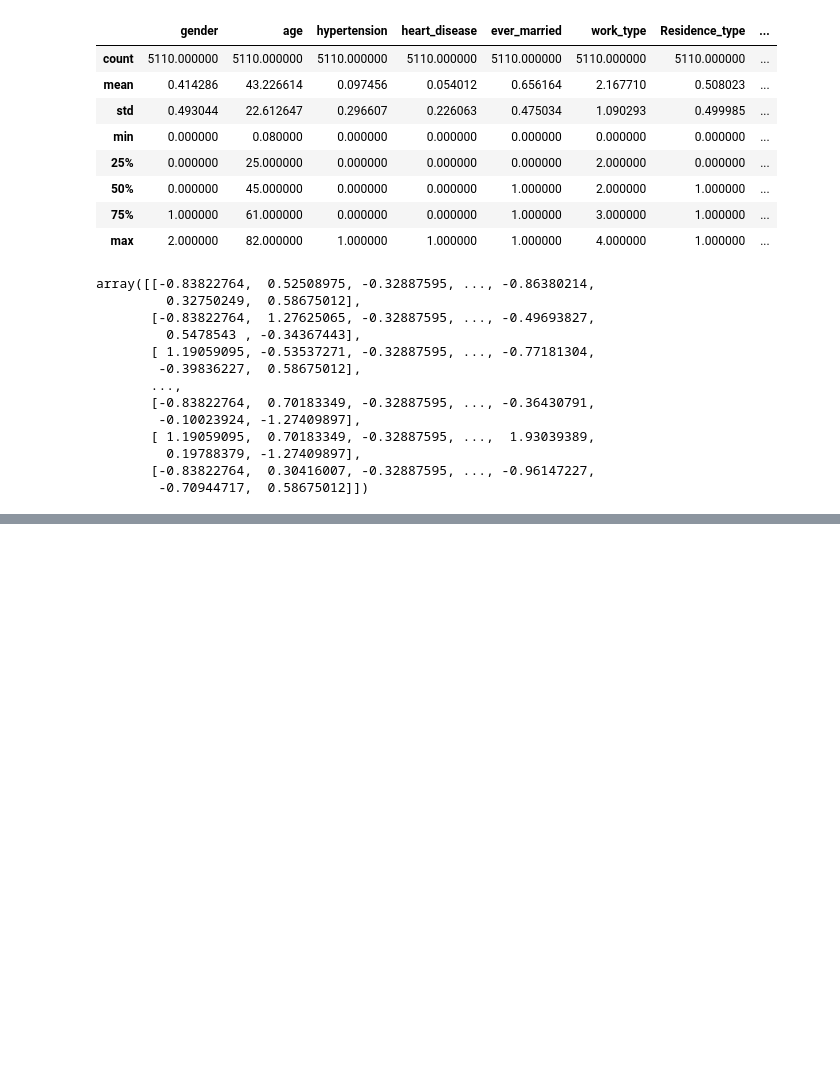
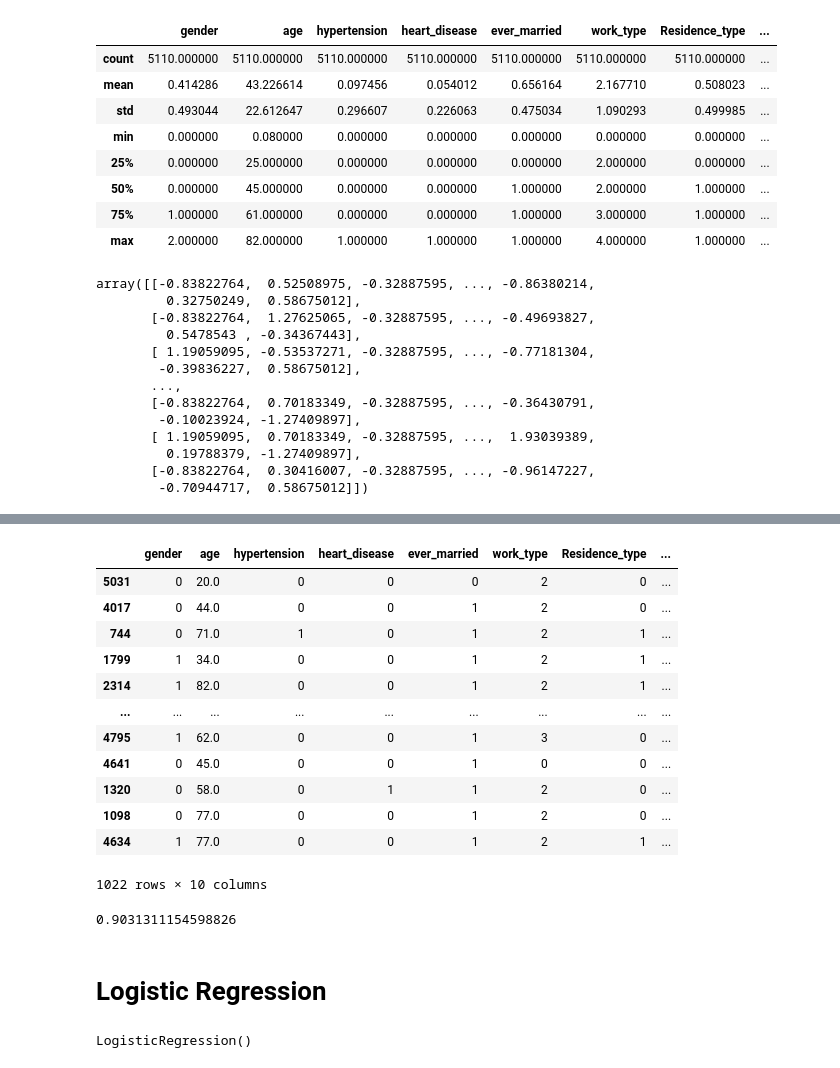
Before and after one commit to aditya002ai/MachineLearning, a Jupyter notebook: Stroke_Patients_Prediction.ipynb, the cells around one changed output, grey strips where cells are left out. Drawn from its saved outputs; the diff is of its cells as text; code cells hidden in the pictures; blank space fills up the shorter version.

```diff
--- a/Stroke_Patients_Prediction.ipynb
+++ b/Stroke_Patients_Prediction.ipynb
@@ -314,0 +349,29 @@ X_test_std
+# %%
+X_test
+# %% [output]
+|  | gender | age | hypertension | heart_disease | ever_married | work_type | Residence_type | ... |
+| 5031 | 0 | 20.0 | 0 | 0 | 0 | 2 | 0 | ... |
+| 4017 | 0 | 44.0 | 0 | 0 | 1 | 2 | 0 | ... |
+| 744 | 0 | 71.0 | 1 | 0 | 1 | 2 | 1 | ... |
+| 1799 | 1 | 34.0 | 0 | 0 | 1 | 2 | 1 | ... |
+| 2314 | 1 | 82.0 | 0 | 0 | 1 | 2 | 1 | ... |
+| ... | ... | ... | ... | ... | ... | ... | ... | ... |
+| 4795 | 1 | 62.0 | 0 | 0 | 1 | 3 | 0 | ... |
+| 4641 | 0 | 45.0 | 0 | 0 | 1 | 0 | 0 | ... |
+| 1320 | 0 | 58.0 | 0 | 1 | 1 | 2 | 0 | ... |
+| 1098 | 0 | 77.0 | 0 | 0 | 1 | 2 | 0 | ... |
+| 4634 | 1 | 77.0 | 0 | 0 | 1 | 2 | 1 | ... |
+1022 rows × 10 columns
+# %%
+from sklearn.metrics import accuracy_score
+accuracy_score(Y_test,Y_pred)
+# %% [output]
+0.9031311154598826
+# %% [markdown]
+# Logistic Regression
+# %%
+from sklearn.linear_model import LogisticRegression
+lr = LogisticRegression()
+lr.fit(X_train_std,Y_train)
+# %% [output]
+LogisticRegression()
```
Also changed, not shown: parts of 10 cells of this notebook.
